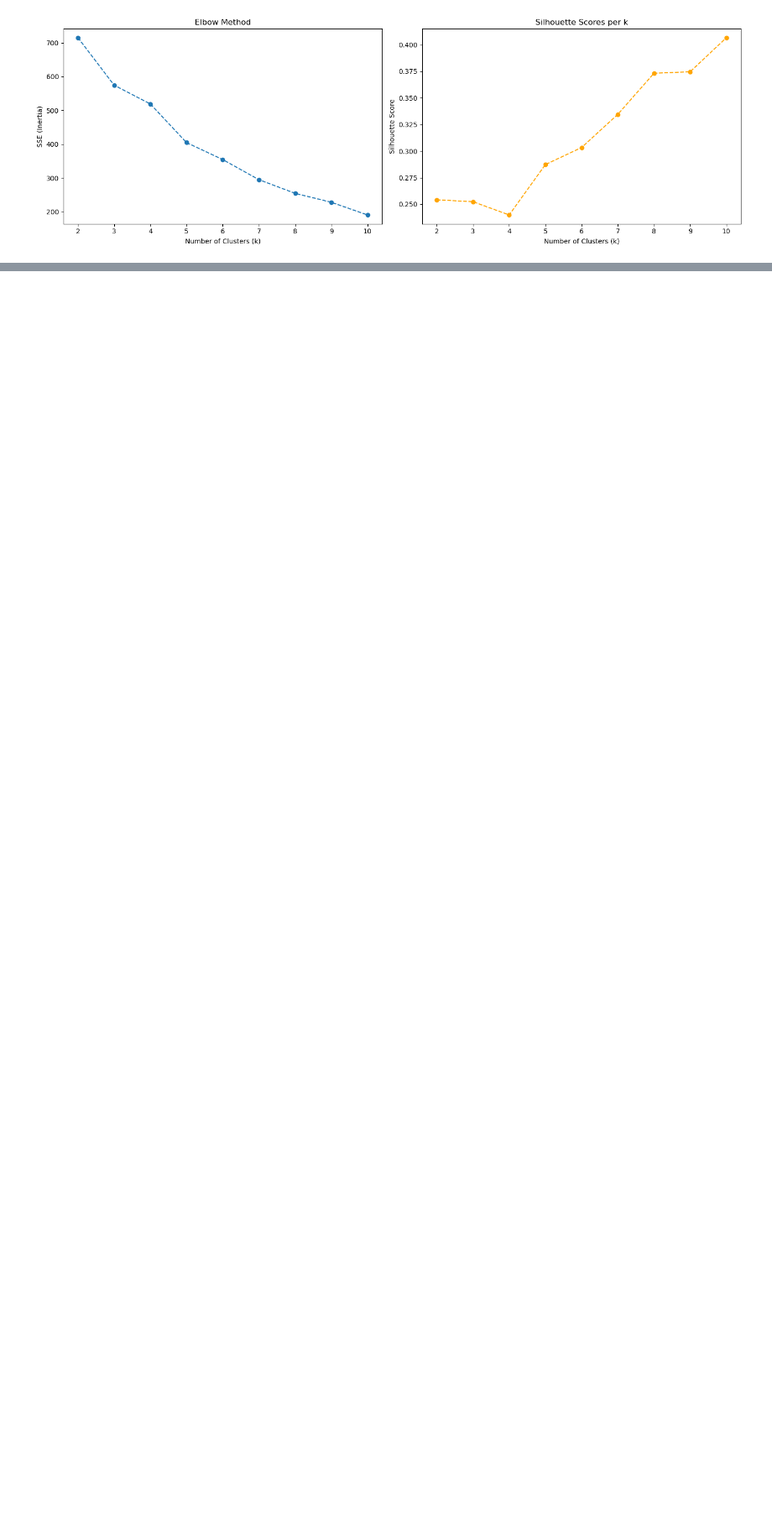
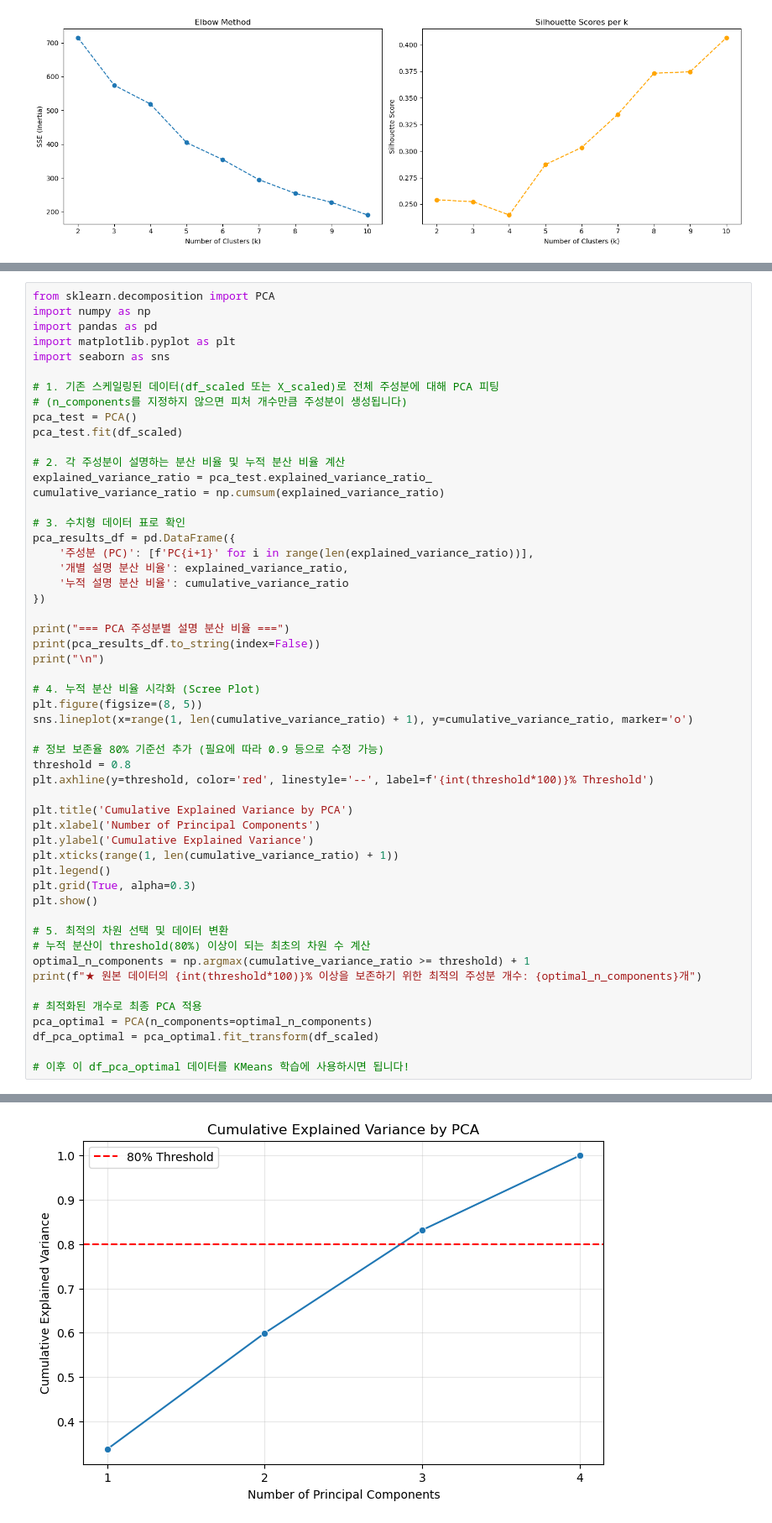
Before and after one commit to dhrhee96/hipython, a Jupyter notebook: ml/9_mallcustomers.ipynb, the cells around one changed output, grey strips where cells are left out. Shown at 84% size. Saved outputs shown, nothing was run; the diff lists cells and outputs as text; blank space fills up the shorter version.

```diff
--- a/ml/9_mallcustomers.ipynb
+++ b/ml/9_mallcustomers.ipynb
@@ -217,0 +220,54 @@ For n_clusters = 5, The average silhouette_score is : 0.4038
+# %%
+from sklearn.decomposition import PCA
+import numpy as np
+import pandas as pd
+import matplotlib.pyplot as plt
+import seaborn as sns
+
+# 1. 기존 스케일링된 데이터(df_scaled 또는 X_scaled)로 전체 주성분에 대해 PCA 피팅
+# (n_components를 지정하지 않으면 피처 개수만큼 주성분이 생성됩니다)
+pca_test = PCA()
+pca_test.fit(df_scaled)
+
+# 2. 각 주성분이 설명하는 분산 비율 및 누적 분산 비율 계산
+explained_variance_ratio = pca_test.explained_variance_ratio_
+cumulative_variance_ratio = np.cumsum(explained_variance_ratio)
+
+# 3. 수치형 데이터 표로 확인
+pca_results_df = pd.DataFrame({
+    '주성분 (PC)': [f'PC{i+1}' for i in range(len(explained_variance_ratio))],
+    '개별 설명 분산 비율': explained_variance_ratio,
+    '누적 설명 분산 비율': cumulative_variance_ratio
+})
+
+print("=== PCA 주성분별 설명 분산 비율 ===")
+print(pca_results_df.to_string(index=False))
+print("\n")
+
+# 4. 누적 분산 비율 시각화 (Scree Plot)
+plt.figure(figsize=(8, 5))
+sns.lineplot(x=range(1, len(cumulative_variance_ratio) + 1), y=cumulative_variance_ratio, marker='o')
+
+# 정보 보존율 80% 기준선 추가 (필요에 따라 0.9 등으로 수정 가능)
+threshold = 0.8
+plt.axhline(y=threshold, color='red', linestyle='--', label=f'{int(threshold*100)}% Threshold')
+
+plt.title('Cumulative Explained Variance by PCA')
+plt.xlabel('Number of Principal Components')
+plt.ylabel('Cumulative Explained Variance')
+plt.xticks(range(1, len(cumulative_variance_ratio) + 1))
+plt.legend()
+plt.grid(True, alpha=0.3)
+plt.show()
+
+# 5. 최적의 차원 선택 및 데이터 변환
+# 누적 분산이 threshold(80%) 이상이 되는 최초의 차원 수 계산
+optimal_n_components = np.argmax(cumulative_variance_ratio >= threshold) + 1
+print(f"★ 원본 데이터의 {int(threshold*100)}% 이상을 보존하기 위한 최적의 주성분 개수: {optimal_n_components}개")
+
+# 최적화된 개수로 최종 PCA 적용
+pca_optimal = PCA(n_components=optimal_n_components)
+df_pca_optimal = pca_optimal.fit_transform(df_scaled)
+
+# 이후 이 df_pca_optimal 데이터를 KMeans 학습에 사용하시면 됩니다!
+# %% [output]
@@ -217,0 +280 @@ For n_clusters = 5, The average silhouette_score is : 0.4038
+[figure, added]
```
Also changed, not shown: parts of 6 cells of this notebook.
